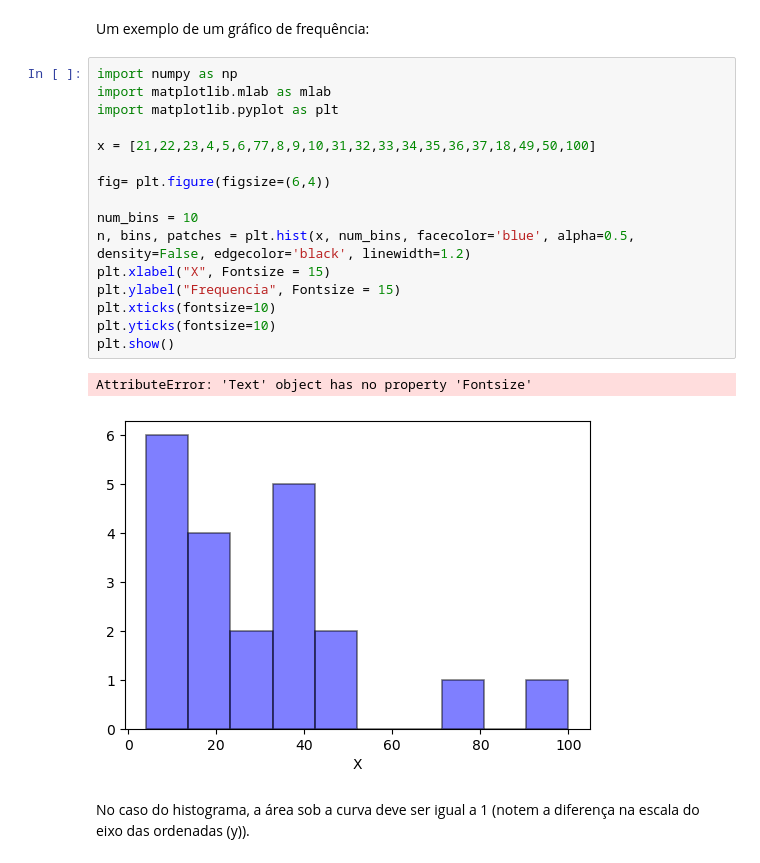
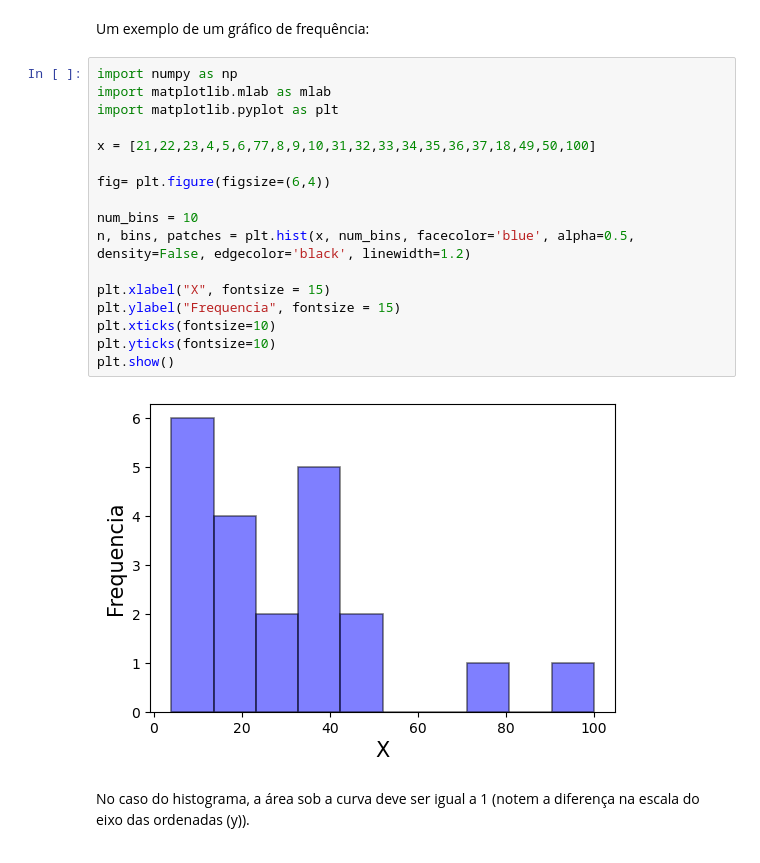
Before and after one commit to Edmurcn/Fis._Estat._Comp., a Jupyter notebook: Intro._Ciencia_Dados/Aulas/Aula 2/Aula2.ipynb, the cells around one changed output. Cells and saved outputs as stored; diff of their text form.

```diff
--- a/Intro._Ciencia_Dados/Aulas/Aula 2/Aula2.ipynb
+++ b/Intro._Ciencia_Dados/Aulas/Aula 2/Aula2.ipynb
@@ -18,22 +18,22 @@ Um exemplo de um gráfico de frequência:
 # %%
 import numpy as np
 import matplotlib.mlab as mlab
 import matplotlib.pyplot as plt
 
 x = [21,22,23,4,5,6,77,8,9,10,31,32,33,34,35,36,37,18,49,50,100]
 
 fig= plt.figure(figsize=(6,4))
 
 num_bins = 10
 n, bins, patches = plt.hist(x, num_bins, facecolor='blue', alpha=0.5, density=False, edgecolor='black', linewidth=1.2)
-plt.xlabel("X", Fontsize = 15)
-plt.ylabel("Frequencia", Fontsize = 15)
+
+plt.xlabel("X", fontsize = 15)
+plt.ylabel("Frequencia", fontsize = 15)
 plt.xticks(fontsize=10)
 plt.yticks(fontsize=10)
 plt.show()
 # %% [output]
-AttributeError: 'Text' object has no property 'Fontsize'
-[figure, old version]
+[figure, new version]
 # %% [markdown]
 No caso do histograma, a área sob a curva deve ser igual a 1 (notem a diferença na escala do eixo das ordenadas (y)).
 # %%
```
Also changed, not shown: parts of 3 cells of this notebook.
